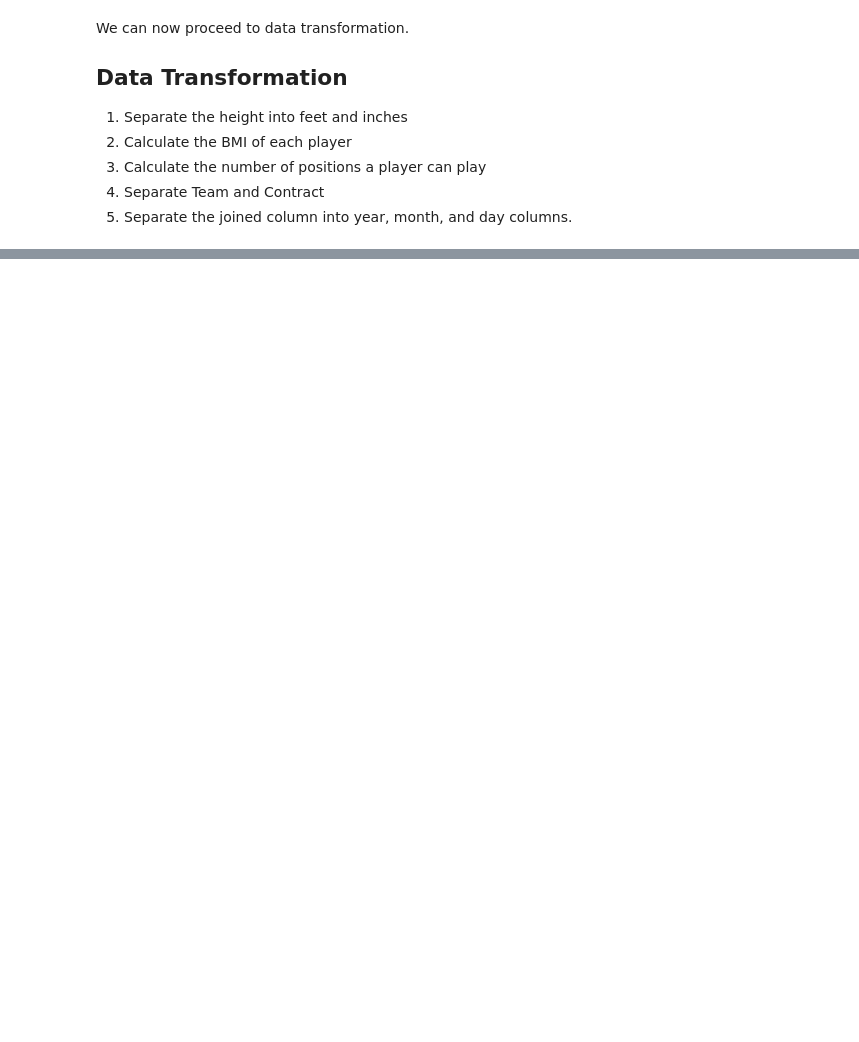
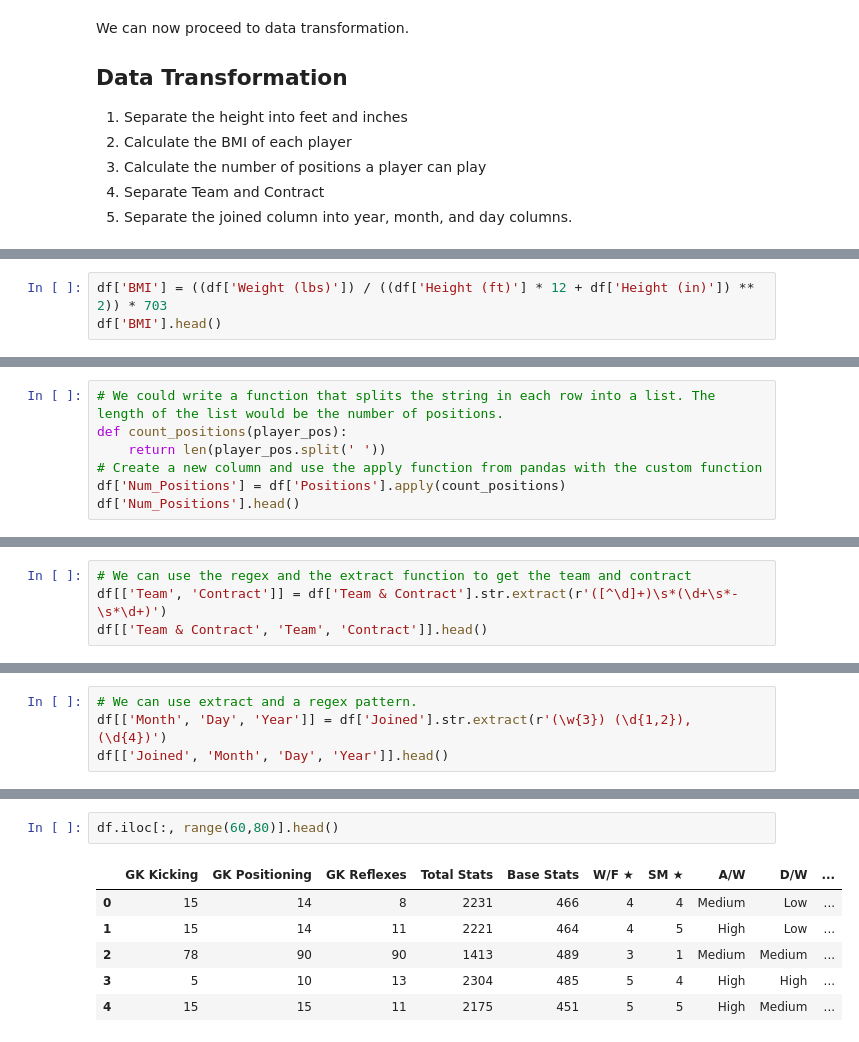
Before and after one commit to spusuluri/Data-Science-Projects, a Jupyter notebook: Project_2_FIFA/FIFA_data_cleaning.ipynb, the cells around one changed output, grey strips where cells are left out. Saved outputs shown, nothing was run; the diff lists cells and outputs as text; blank space fills up the shorter version.

```diff
--- a/Project_2_FIFA/FIFA_data_cleaning.ipynb
+++ b/Project_2_FIFA/FIFA_data_cleaning.ipynb
@@ -268,0 +299,3 @@ We can now proceed to data transformation.
+# %%
+df['BMI'] = ((df['Weight (lbs)']) / ((df['Height (ft)'] * 12 + df['Height (in)']) ** 2)) * 703
+df['BMI'].head()
@@ -268,0 +320,7 @@ We can now proceed to data transformation.
+# %%
+# We could write a function that splits the string in each row into a list. The length of the list would be the number of positions.
+def count_positions(player_pos):
+    return len(player_pos.split(' '))
+# Create a new column and use the apply function from pandas with the custom function
+df['Num_Positions'] = df['Positions'].apply(count_positions)
+df['Num_Positions'].head()
@@ -268,0 +345,4 @@ We can now proceed to data transformation.
+# %%
+# We can use the regex and the extract function to get the team and contract
+df[['Team', 'Contract']] = df['Team & Contract'].str.extract(r'([^\d]+)\s*(\d+\s*-\s*\d+)')
+df[['Team & Contract', 'Team', 'Contract']].head()
@@ -268,0 +367,4 @@ We can now proceed to data transformation.
+# %%
+# We can use extract and a regex pattern.
+df[['Month', 'Day', 'Year']] = df['Joined'].str.extract(r'(\w{3}) (\d{1,2}), (\d{4})')
+df[['Joined', 'Month', 'Day', 'Year']].head()
@@ -268,0 +432,9 @@ We can now proceed to data transformation.
+# %%
+df.iloc[:, range(60,80)].head()
+# %% [output]
+|  | GK Kicking | GK Positioning | GK Reflexes | Total Stats | Base Stats | W/F ★ | SM ★ | A/W | D/W | ... |
+| 0 | 15 | 14 | 8 | 2231 | 466 | 4 | 4 | Medium | Low | ... |
+| 1 | 15 | 14 | 11 | 2221 | 464 | 4 | 5 | High | Low | ... |
+| 2 | 78 | 90 | 90 | 1413 | 489 | 3 | 1 | Medium | Medium | ... |
+| 3 | 5 | 10 | 13 | 2304 | 485 | 5 | 4 | High | High | ... |
+| 4 | 15 | 15 | 11 | 2175 | 451 | 5 | 5 | High | Medium | ... |
```
Also changed, not shown: parts of 24 cells of this notebook, 1 other file.
